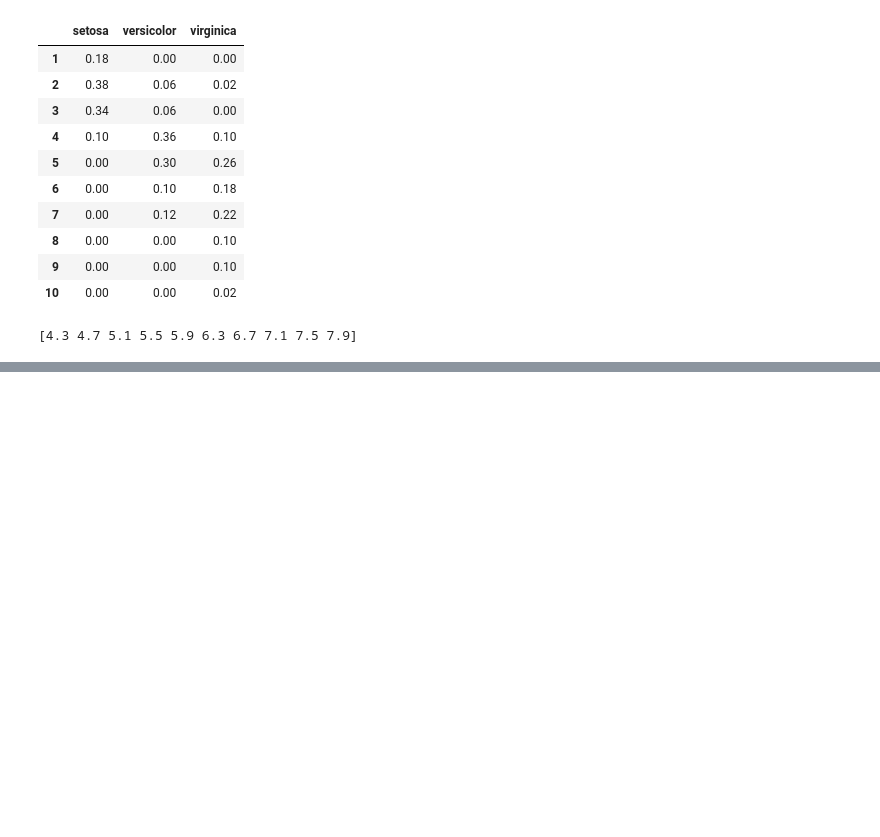
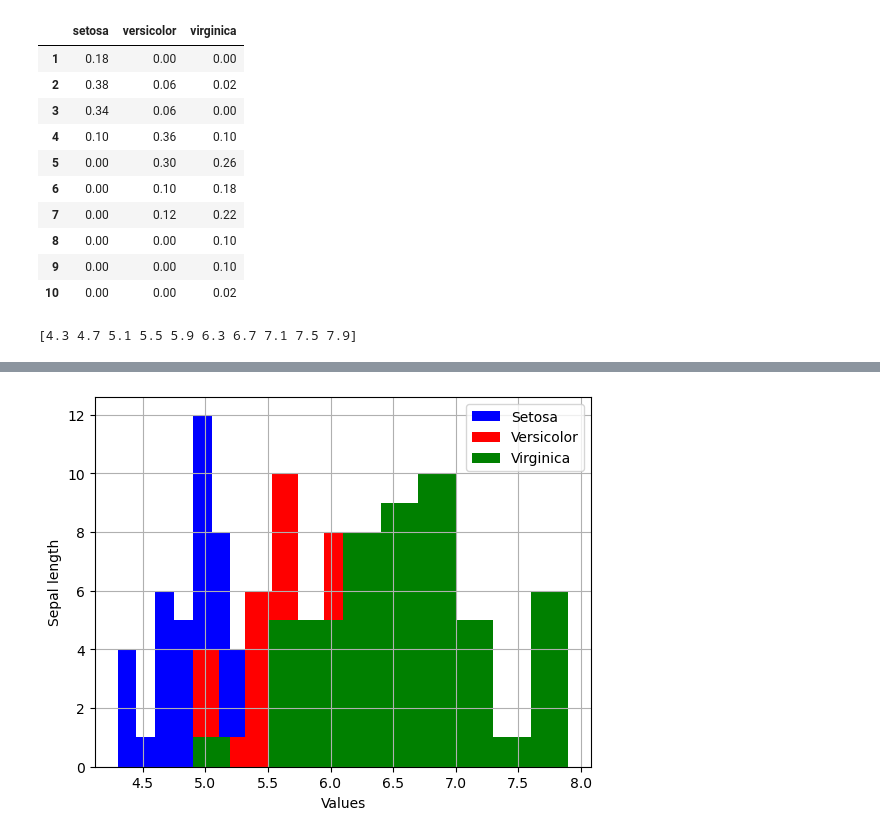
Before and after one commit to matiasmolinolo/iag-2023, a Jupyter notebook: notebooks_clase_1/IAG_2_t.ipynb, the cells around one changed output, grey strips where cells are left out. Saved outputs shown, nothing was run; the diff lists cells and outputs as text; code cells hidden in the pictures; blank space fills up the shorter version.

```diff
--- a/notebooks_clase_1/IAG_2_t.ipynb
+++ b/notebooks_clase_1/IAG_2_t.ipynb
@@ -208,0 +239,11 @@ array([2, 3, 2, 2, 3, 3, 4, 3, 2, 1])
+# %%
+plt.hist(setosa_sepal_length, color="blue", label="Setosa")
+plt.hist(versicolor_sepal_length, color="red", label="Versicolor")
+plt.hist(virginica_sepal_length, color="green", label="Virginica")
+plt.xlabel('Values')
+plt.ylabel('Sepal length')
+plt.legend()
+plt.grid(True)
+plt.show()
+# %% [output]
+[figure, added]
```
Also changed, not shown: parts of 7 cells of this notebook, 1 other file.
